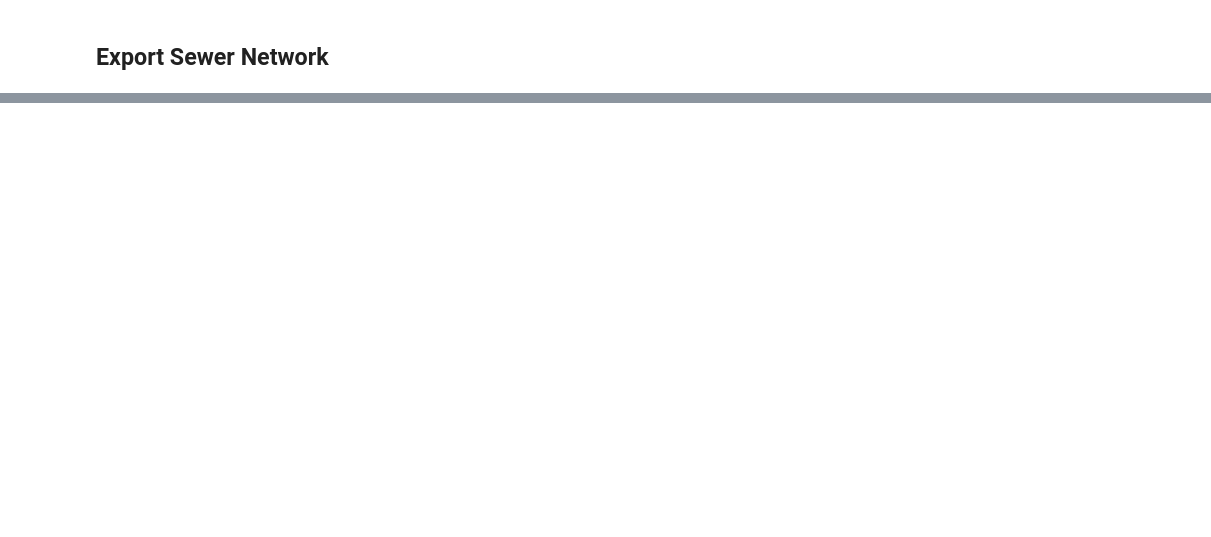
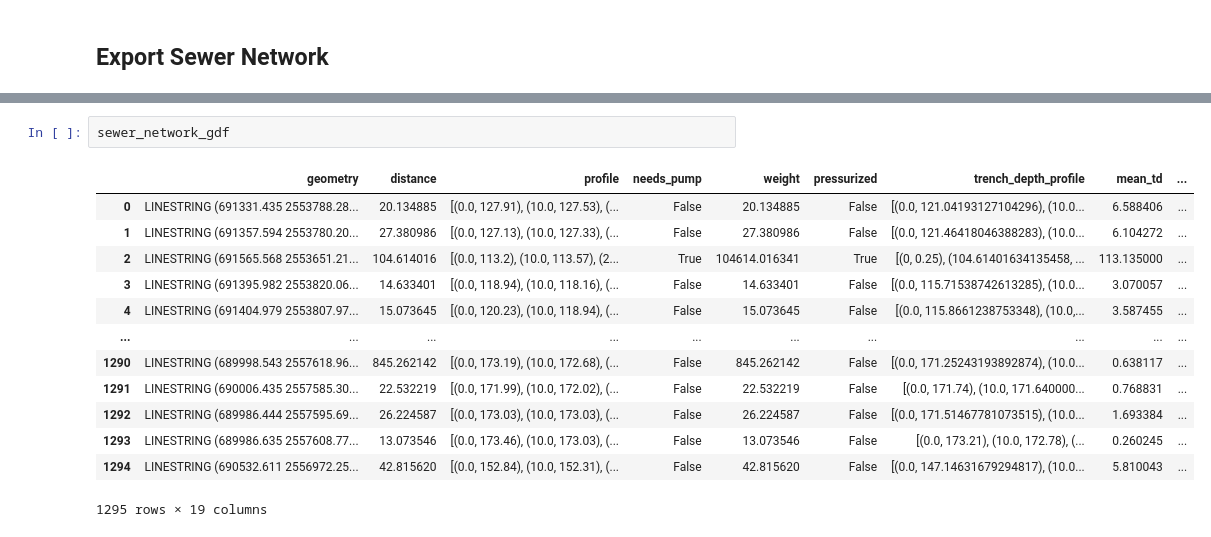
Before and after one commit to dbdespot/pysewer, a Jupyter notebook: notebooks/example_sewer_network.ipynb, the cells around one changed output, grey strips where cells are left out. Drawn from its saved outputs; the diff is of its cells as text; blank space fills up the shorter version.

```diff
--- a/notebooks/example_sewer_network.ipynb
+++ b/notebooks/example_sewer_network.ipynb
@@ -239,0 +278,16 @@ test_parq
+# %%
+sewer_network_gdf
+# %% [output]
+|  | geometry | distance | profile | needs_pump | weight | pressurized | trench_depth_profile | mean_td | ... |
+| 0 | LINESTRING (691331.435 2553788.28... | 20.134885 | [(0.0, 127.91), (10.0, 127.53), (... | False | 20.134885 | False | [(0.0, 121.04193127104296), (10.0... | 6.588406 | ... |
+| 1 | LINESTRING (691357.594 2553780.20... | 27.380986 | [(0.0, 127.13), (10.0, 127.33), (... | False | 27.380986 | False | [(0.0, 121.46418046388283), (10.0... | 6.104272 | ... |
+| 2 | LINESTRING (691565.568 2553651.21... | 104.614016 | [(0.0, 113.2), (10.0, 113.57), (2... | True | 104614.016341 | True | [(0, 0.25), (104.61401634135458, ... | 113.135000 | ... |
+| 3 | LINESTRING (691395.982 2553820.06... | 14.633401 | [(0.0, 118.94), (10.0, 118.16), (... | False | 14.633401 | False | [(0.0, 115.71538742613285), (10.0... | 3.070057 | ... |
+| 4 | LINESTRING (691404.979 2553807.97... | 15.073645 | [(0.0, 120.23), (10.0, 118.94), (... | False | 15.073645 | False | [(0.0, 115.8661238753348), (10.0,... | 3.587455 | ... |
+| ... | ... | ... | ... | ... | ... | ... | ... | ... | ... |
+| 1290 | LINESTRING (689998.543 2557618.96... | 845.262142 | [(0.0, 173.19), (10.0, 172.68), (... | False | 845.262142 | False | [(0.0, 171.25243193892874), (10.0... | 0.638117 | ... |
+| 1291 | LINESTRING (690006.435 2557585.30... | 22.532219 | [(0.0, 171.99), (10.0, 172.02), (... | False | 22.532219 | False | [(0.0, 171.74), (10.0, 171.640000... | 0.768831 | ... |
+| 1292 | LINESTRING (689986.444 2557595.69... | 26.224587 | [(0.0, 173.03), (10.0, 173.03), (... | False | 26.224587 | False | [(0.0, 171.51467781073515), (10.0... | 1.693384 | ... |
+| 1293 | LINESTRING (689986.635 2557608.77... | 13.073546 | [(0.0, 173.46), (10.0, 173.03), (... | False | 13.073546 | False | [(0.0, 173.21), (10.0, 172.78), (... | 0.260245 | ... |
+| 1294 | LINESTRING (690532.611 2556972.25... | 42.815620 | [(0.0, 152.84), (10.0, 152.31), (... | False | 42.815620 | False | [(0.0, 147.14631679294817), (10.0... | 5.810043 | ... |
+1295 rows × 19 columns
```
Also changed, not shown: parts of 13 cells of this notebook.
